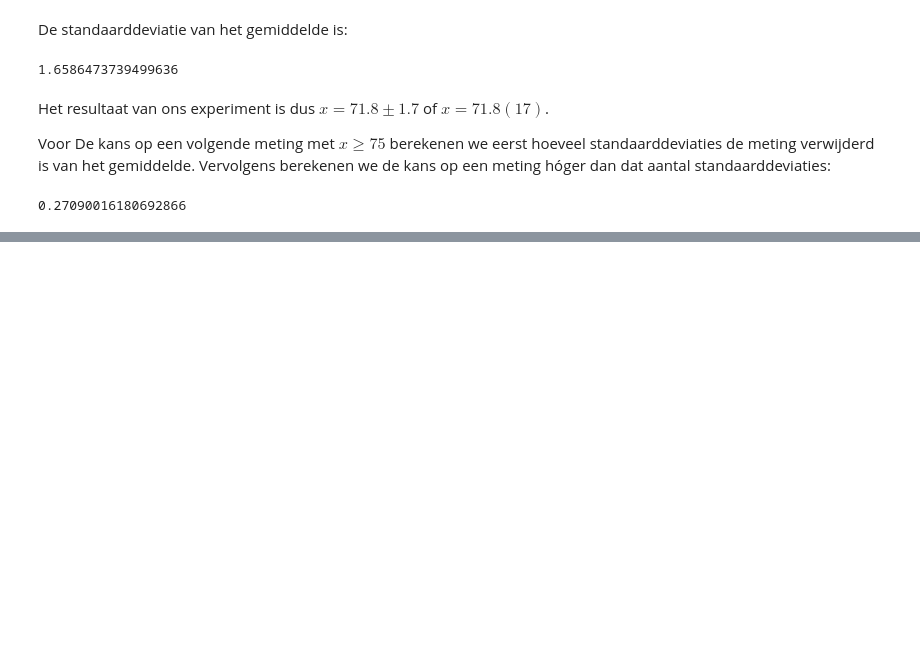
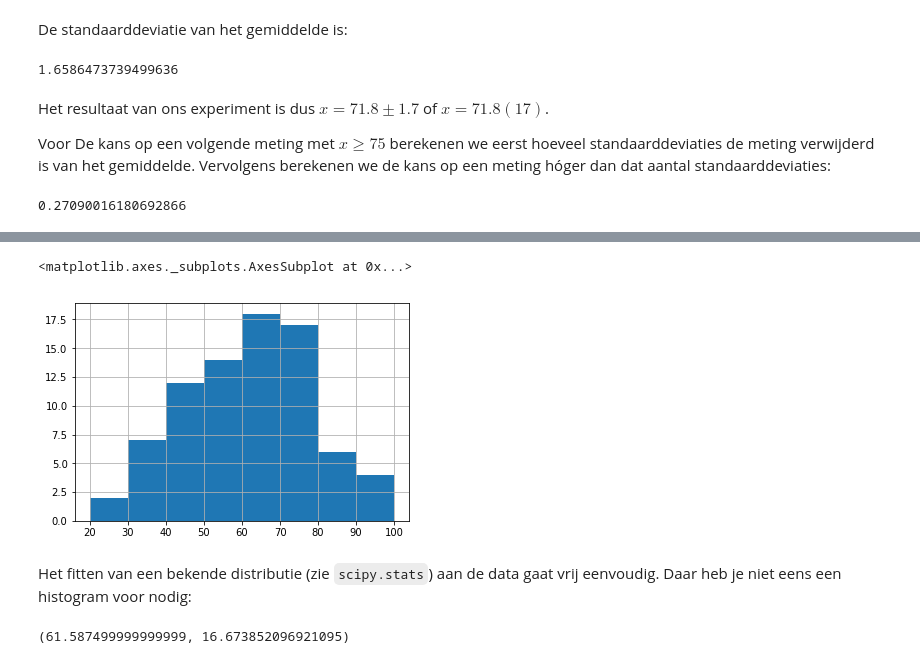
Before and after one commit to davidfokkema/data-analyse, a Jupyter notebook: notebooks/uitwerkingen-opgaven.ipynb, the cells around one changed output, grey strips where cells are left out. Saved outputs shown, nothing was run; the diff lists cells and outputs as text; code cells hidden in the pictures; blank space fills up the shorter version.

```diff
--- a/notebooks/uitwerkingen-opgaven.ipynb
+++ b/notebooks/uitwerkingen-opgaven.ipynb
@@ -88,0 +117,15 @@ erfc(dist_sigma / sqrt(2)) / 2
+# %%
+import numpy as np
+bins = np.arange(20, 101, 10)
+data.y.hist(bins=bins)
+# %% [output]
+<matplotlib.axes._subplots.AxesSubplot at 0x...>
+[figure, added]
+# %% [markdown]
+Het fitten van een bekende distributie (zie `scipy.stats`) aan de data gaat vrij eenvoudig. Daar heb je niet eens een histogram voor nodig:
+# %%
+from scipy import stats
+mean, sigma = stats.norm.fit(data.y)
+mean, sigma
+# %% [output]
+(61.587499999999999, 16.673852096921095)
```
Also changed, not shown: parts of 13 cells of this notebook, 1 other file.
